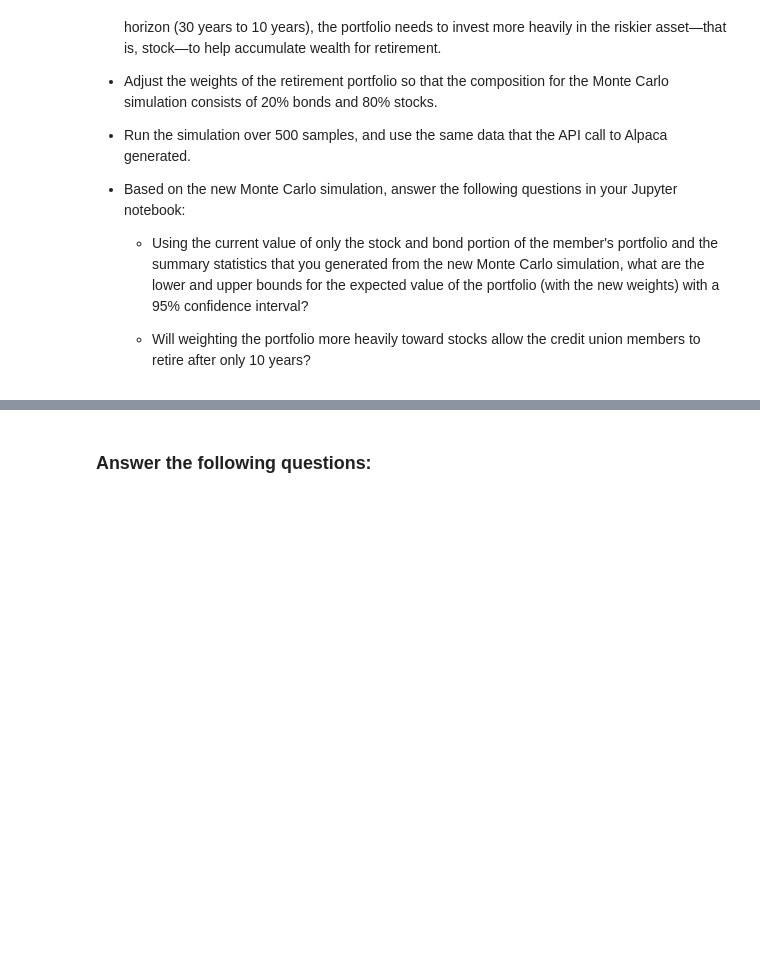
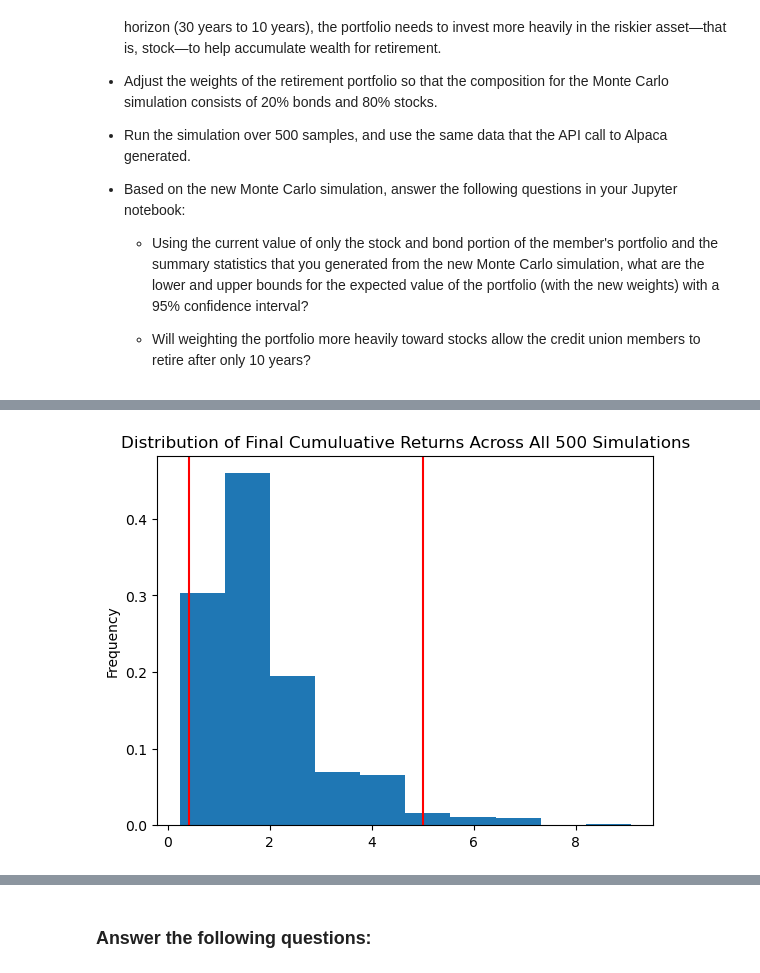
Before and after one commit to brianwander/Monte_Carlo_Forecasting, a Jupyter notebook: financial_planning_tools.ipynb, the cells around one changed output, grey strips where cells are left out. Drawn from its saved outputs; the diff is of its cells as text; code cells hidden in the pictures; blank space fills up the shorter version.

```diff
--- a/financial_planning_tools.ipynb
+++ b/financial_planning_tools.ipynb
@@ -589,7 +649,10 @@ For this new Monte Carlo simulation, do the following:
 # %%
 # Visualize the probability distribution of the 10-year Monte Carlo simulation
 # by plotting a histogram
-# YOUR CODE HERE
+MC_sim_dist_plot=MC_10year.plot_distribution()
+MC_sim_dist_plot.get_figure().savefig('MC_10year_dist_plot.png',bbox_inches='tight')
+# %% [output]
+[figure, added]
 # %%
 # Generate summary statistics from the 10-year Monte Carlo simulation results
 # Save the results as a variable
```
Also changed, not shown: parts of 14 cells of this notebook, 6 other files.
